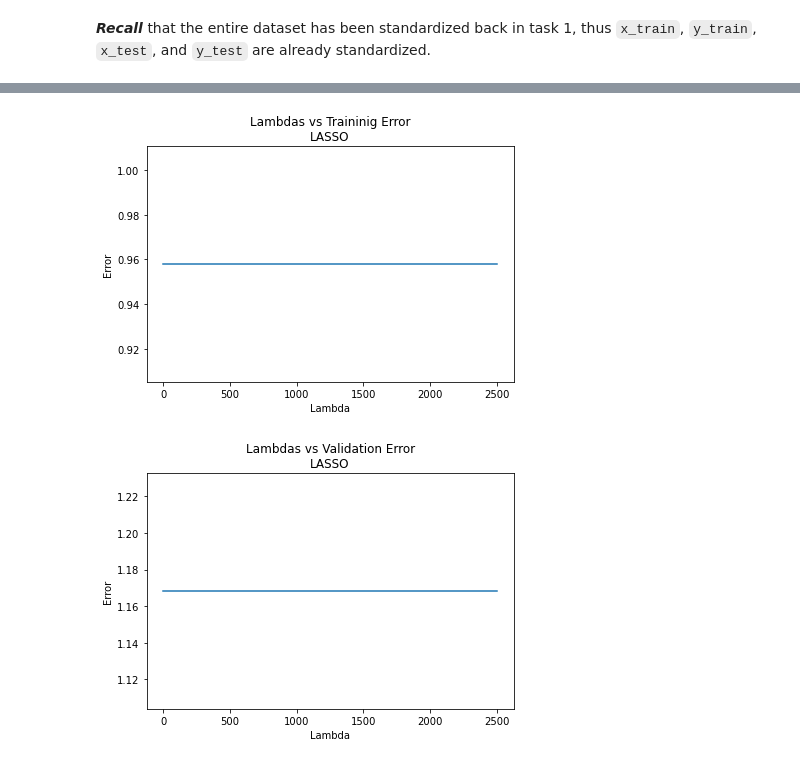
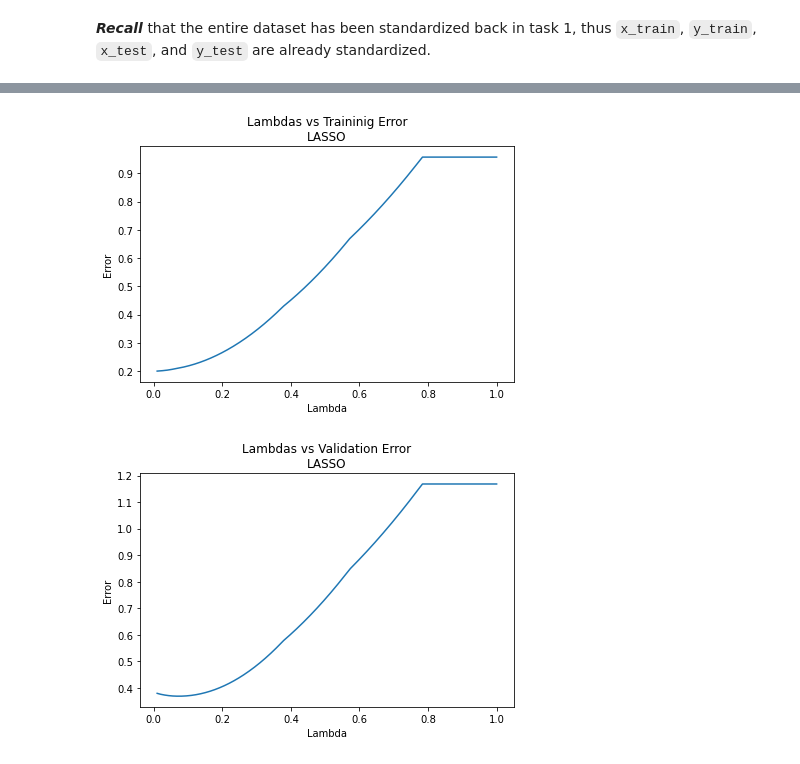
Before and after one commit to ManuelSerna/ml-notes, a Jupyter notebook: regression/general_regression/mini_project3.ipynb, the cells around one changed output, grey strips where cells are left out. Drawn from its saved outputs; the diff is of its cells as text; code cells hidden in the pictures.

```diff
--- a/regression/general_regression/mini_project3.ipynb
+++ b/regression/general_regression/mini_project3.ipynb
@@ -481,8 +486,7 @@ Validation Error:     2818696377164105293679684589945259863225236050590042804338
 # %% [markdown]
 ***Recall*** that the entire dataset has been standardized back in task 1, thus `x_train`, `y_train`, `x_test`, and `y_test` are already standardized.
 # %%
-N = 250 # num of lambdas to fit with
-lambdas = np.linspace(start=1.0, stop=N*10, num=N)
+N = 500 # num of lambdas to fit with
 # %%
 def plot_error_v_lambda(models=None, lambdas=None, X=None, y=None, label=''):
     ''' Plot dataset error (train, validation/test) for each model
@@ -509,9 +513,10 @@ def plot_error_v_lambda(models=None, lambdas=None, X=None, y=None, label=''):
 from sklearn.linear_model import Ridge
 
 rr_models = []
+rr_lambdas = np.linspace(start=1.0, stop=N, num=N)
 
 for i in range(N):
-    rr_models += [Ridge(alpha=lambdas[i])]
+    rr_models += [Ridge(alpha=rr_lambdas[i])]
     rr_models[i].fit(x_train, y_train)
 # %%
 # Get training error for ridge regression
@@ -541,8 +546,9 @@ plot_error_v_lambda(
 from sklearn.linear_model import Lasso
 
 ls_models = []
+ls_lambdas = np.linspace(start=0.01, stop=1, num=N)
 
 for i in range(N):
-    ls_models += [Lasso(alpha=lambdas[i])]
+    ls_models += [Lasso(alpha=ls_lambdas[i])]
     ls_models[i].fit(x_train, y_train)
 # %%
@@ -569,21 +559,21 @@ ls_models
 # Get training error for LASSO regression
 plot_error_v_lambda(
     models=ls_models,
-    lambdas=lambdas,
+    lambdas=ls_lambdas,
     X=x_train,
     y=y_train,
     label='Lambdas vs Traininig Error\nLASSO'
 )
 # %% [output]
-[figure, old version]
+[figure, new version]
 # %%
 # Get validation error for LASSO regression
 plot_error_v_lambda(
     models=ls_models,
-    lambdas=lambdas,
+    lambdas=ls_lambdas,
     X=x_test,
     y=y_test,
     label='Lambdas vs Validation Error\nLASSO'
 )
 # %% [output]
-[figure, old version]
+[figure, new version]
```
Also changed, not shown: parts of 23 cells of this notebook.
